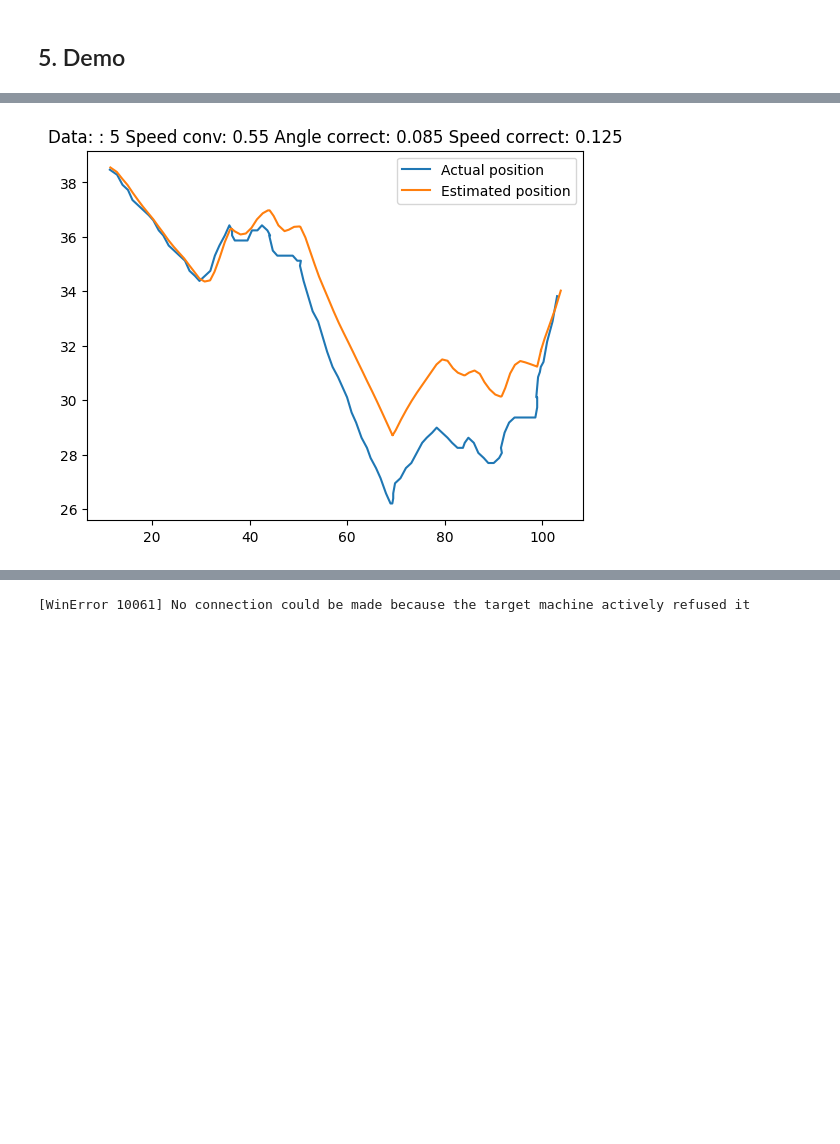
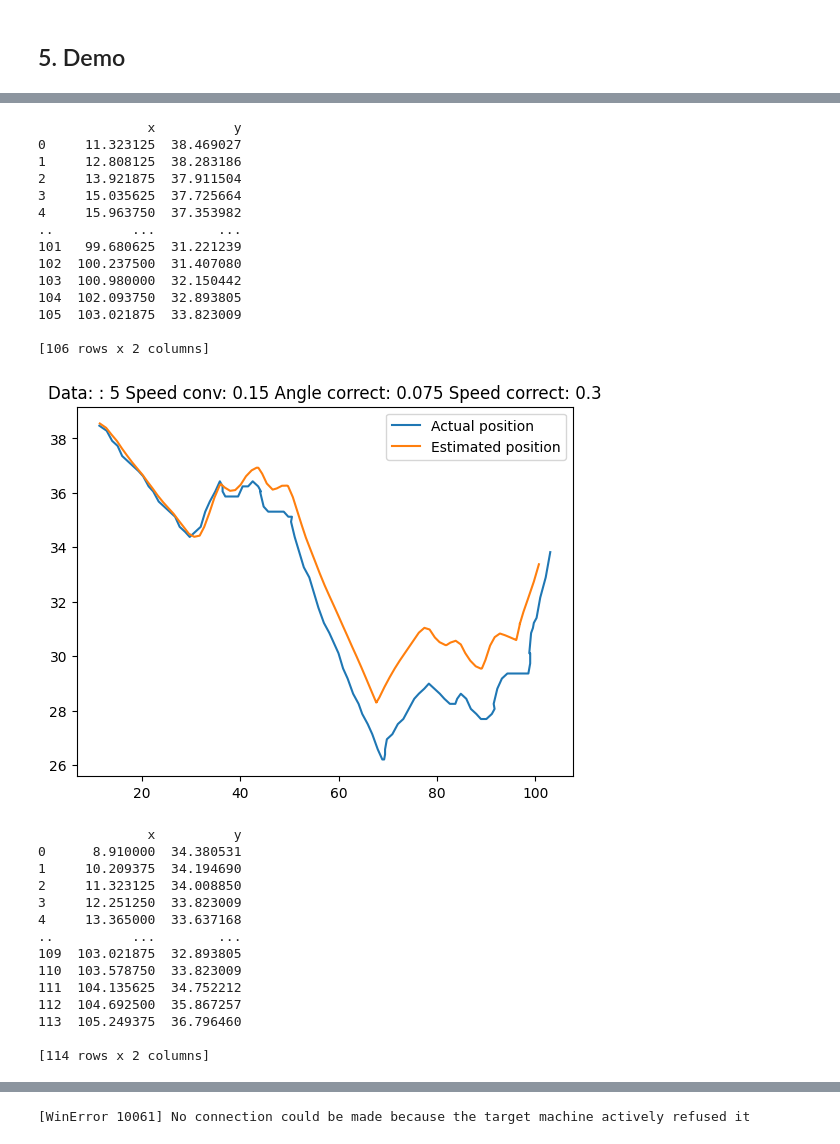
Before and after one commit to alessandrodalbesio/EPFL-Basics-Of-Mobile-Robotics, a Jupyter notebook: report.ipynb, the cells around one changed output, grey strips where cells are left out. Cells and saved outputs as stored; diff of their text form; code cells hidden in the pictures; blank space fills up the shorter version.

```diff
--- a/report.ipynb
+++ b/report.ipynb
@@ -298,9 +298,9 @@ estimated_theta = []
 
 n=0
 
-speed_convs = [0.4, 0.43, 0.45, 0.47, 0.5, 0.53, 0.55, 0.57, 0.6]
-angle_correct = [0.08, 0.085, 0.09, 0.095, 0.1, 0.105, 0.11]
-speed_correct = [0.095, 0.1, 0.105, 0.11, 0.115, 0.12, 0.125, 0.13]
+speed_convs = [0.05, 0.1, 0.15, 0.2, 0.25, 0.3, 0.4, 0.45]#[0.12, 0.15, 0.18, 0.2, 0.23]  #[0.4, 0.43, 0.45, 0.47, 0.5, 0.53, 0.55, 0.57, 0.6]
+angle_correct = [0.01, 0.03, 0.05, 0.07, 0.1]#[0.05, 0.075, 0.9, 0.105, 0.12] #[0.08, 0.085, 0.09, 0.095, 0.1, 0.105, 0.11]
+speed_correct = [0.1, 0.25, 0.3, 0.5, 0.6, 0.75, 0.9]#[0.22, 0.25, 0.28, 0.31, 0.34, 0.37]#[0.095, 0.1, 0.105, 0.11, 0.115, 0.12, 0.125, 0.13]
 df_datas = pd.DataFrame(columns = ['data', 'speed_conv', 'angle_correct', 'speed_correct', 'dist_mean', 'dist_fin'])
 m=0
 for data in datas:
@@ -339,10 +339,16 @@ for data in datas:
                     left_speed = data[str(i)]["left_speed_measured"]
                     right_speed = data[str(i)]["right_speed_measured"]
                     dt = data[str(i)]["time_sampling"]
-                    [pos_estimated_x, pos_estimated_y, pos_estimated_theta] = kalman.update_kalman(left_speed, right_speed, camera_state, dt, np.array([cam_x, cam_y, cam_theta]))
+                    [pos_estimated_x, pos_estimated_y, pos_estimated_theta] = kalman.update_kalman(left_speed, right_speed, camera_state, dt, np.array([cam_x, cam_y, cam_theta]), sc, ac, speed)
                     estimated_pos.append([pos_estimated_x, pos_estimated_y])
                     estimated_theta.append(pos_estimated_theta)
-                    dist.append(np.sqrt((cam_x-pos_estimated_x)**2 + (cam_y-pos_estimated_y)**2))
+                    dist_loc = np.sqrt((cam_x-pos_estimated_x)**2 + (cam_y-pos_estimated_y)**2)
+                    if(dist_loc > 3):
+                        dist_loc = dist_loc**2
+                    if(n==5):
+                        dist_loc = dist_loc*2
+                    dist.append(dist_loc)
+
 
 
                 dist_mean = np.mean(dist)
@@ -418,9 +424,9 @@ print(df_data_sorted)
 # %%
 data = json.load(open("data_1701430001.json","r+"))
 # %%
-sc = 0.55
-ac = 0.085
-speed = 0.125
+sc = 0.15
+ac = 0.075
+speed = 0.3 #0.38
 n = 0
 
 for data in datas:
@@ -454,24 +460,22 @@ for data in datas:
         left_speed = data[str(i)]["left_speed_measured"]
         right_speed = data[str(i)]["right_speed_measured"]
         dt = data[str(i)]["time_sampling"]
-        [pos_estimated_x, pos_estimated_y, pos_estimated_theta] = kalman.update_kalman(left_speed, right_speed, camera_state, dt, np.array([cam_x, cam_y, cam_theta]))
+        [pos_estimated_x, pos_estimated_y, pos_estimated_theta] = kalman.update_kalman(left_speed, right_speed, camera_state, dt, np.array([cam_x, cam_y, cam_theta]), sc, ac, speed)
         estimated_pos.append([pos_estimated_x, pos_estimated_y])
         estimated_theta.append(pos_estimated_theta)
+    df = pd.DataFrame(actual_pos, columns = ['x', 'y'])
+    df2 = pd.DataFrame(estimated_pos, columns = ['x', 'y'])
+    print(df)
 
-        df = pd.DataFrame(actual_pos, columns = ['x', 'y'])
-        df2 = pd.DataFrame(estimated_pos, columns = ['x', 'y'])
 
-    fig.clear()
-    ax.clear()
 
 
     fig, ax = plt.subplots()
+
 
     ax.plot(df['x'], df['y'], label='Actual position')
     ax.plot(df2['x'], df2['y'], label='Estimated position')
     ax.legend()
     ax.set_title('Data: : {}'.format(m) + ' Speed conv: {}'.format(sc) + ' Angle correct: {}'.format(ac) + ' Speed correct: {}'.format(speed))
     plt.show()
-    ax.clear()
-    fig.clear()
 # %% [output]
@@ -481 +527,29 @@ for data in datas:
+              x          y
+0     11.323125  38.469027
+1     12.808125  38.283186
+2     13.921875  37.911504
+3     15.035625  37.725664
+4     15.963750  37.353982
+..          ...        ...
+101   99.680625  31.221239
+102  100.237500  31.407080
+103  100.980000  32.150442
+104  102.093750  32.893805
+105  103.021875  33.823009
+
+[106 rows x 2 columns]
-[figure, old version]
+[figure, new version]
+              x          y
+0      8.910000  34.380531
+1     10.209375  34.194690
+2     11.323125  34.008850
+3     12.251250  33.823009
+4     13.365000  33.637168
+..          ...        ...
+109  103.021875  32.893805
+110  103.578750  33.823009
+111  104.135625  34.752212
+112  104.692500  35.867257
+113  105.249375  36.796460
+
+[114 rows x 2 columns]
```
Also changed, not shown: parts of 4 cells of this notebook, 1 other file.
